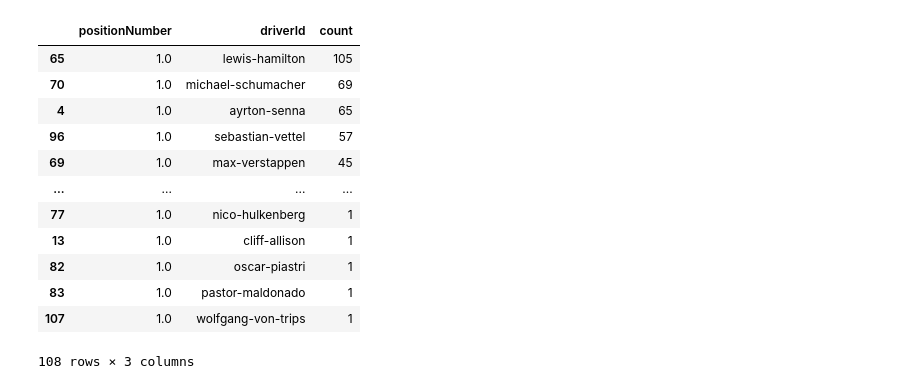
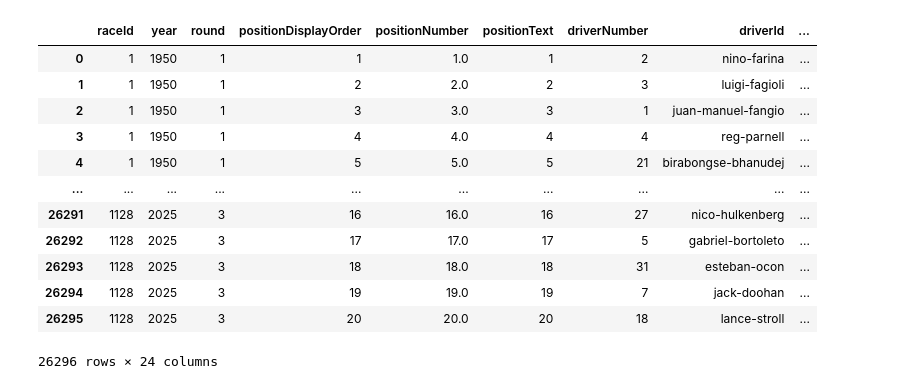
Before and after one commit to JVilla1997/F1_Capstone, a Jupyter notebook: notebooks/PolePositionAnalysis.ipynb, the cells around one changed output. Saved outputs shown, nothing was run; the diff lists cells and outputs as text; code cells hidden in the pictures.

```diff
--- a/notebooks/PolePositionAnalysis.ipynb
+++ b/notebooks/PolePositionAnalysis.ipynb
@@ -1,22 +1,21 @@
 # %%
 import pandas as pd
+import seaborn as sns
+import matplotlib.pyplot as plt
 
 qualifying_results_df = pd.read_csv('../f1db_data/f1db-races-qualifying-results.csv')
-pole_position = qualifying_results_df[qualifying_results_df['positionNumber'] == 1]
-pole_count = pole_position.groupby(['positionNumber', 'driverId']).size().reset_index(name = 'count')
-pole_count = pole_count.sort_values(by = ['count'], ascending = False)
-pole_count
+qualifying_results_df
 # %% [output]
-|  | positionNumber | driverId | count |
-| 65 | 1.0 | lewis-hamilton | 105 |
-| 70 | 1.0 | michael-schumacher | 69 |
-| 4 | 1.0 | ayrton-senna | 65 |
-| 96 | 1.0 | sebastian-vettel | 57 |
-| 69 | 1.0 | max-verstappen | 45 |
-| ... | ... | ... | ... |
-| 77 | 1.0 | nico-hulkenberg | 1 |
-| 13 | 1.0 | cliff-allison | 1 |
-| 82 | 1.0 | oscar-piastri | 1 |
-| 83 | 1.0 | pastor-maldonado | 1 |
-| 107 | 1.0 | wolfgang-von-trips | 1 |
+|  | raceId | year | round | positionDisplayOrder | positionNumber | positionText | driverNumber | driverId | ... |
+| 0 | 1 | 1950 | 1 | 1 | 1.0 | 1 | 2 | nino-farina | ... |
+| 1 | 1 | 1950 | 1 | 2 | 2.0 | 2 | 3 | luigi-fagioli | ... |
+| 2 | 1 | 1950 | 1 | 3 | 3.0 | 3 | 1 | juan-manuel-fangio | ... |
+| 3 | 1 | 1950 | 1 | 4 | 4.0 | 4 | 4 | reg-parnell | ... |
+| 4 | 1 | 1950 | 1 | 5 | 5.0 | 5 | 21 | birabongse-bhanudej | ... |
+| ... | ... | ... | ... | ... | ... | ... | ... | ... | ... |
+| 26291 | 1128 | 2025 | 3 | 16 | 16.0 | 16 | 27 | nico-hulkenberg | ... |
+| 26292 | 1128 | 2025 | 3 | 17 | 17.0 | 17 | 5 | gabriel-bortoleto | ... |
+| 26293 | 1128 | 2025 | 3 | 18 | 18.0 | 18 | 31 | esteban-ocon | ... |
+| 26294 | 1128 | 2025 | 3 | 19 | 19.0 | 19 | 7 | jack-doohan | ... |
+| 26295 | 1128 | 2025 | 3 | 20 | 20.0 | 20 | 18 | lance-stroll | ... |
-108 rows × 3 columns
+26296 rows × 24 columns
```
Also changed, not shown: parts of 3 cells of this notebook.
